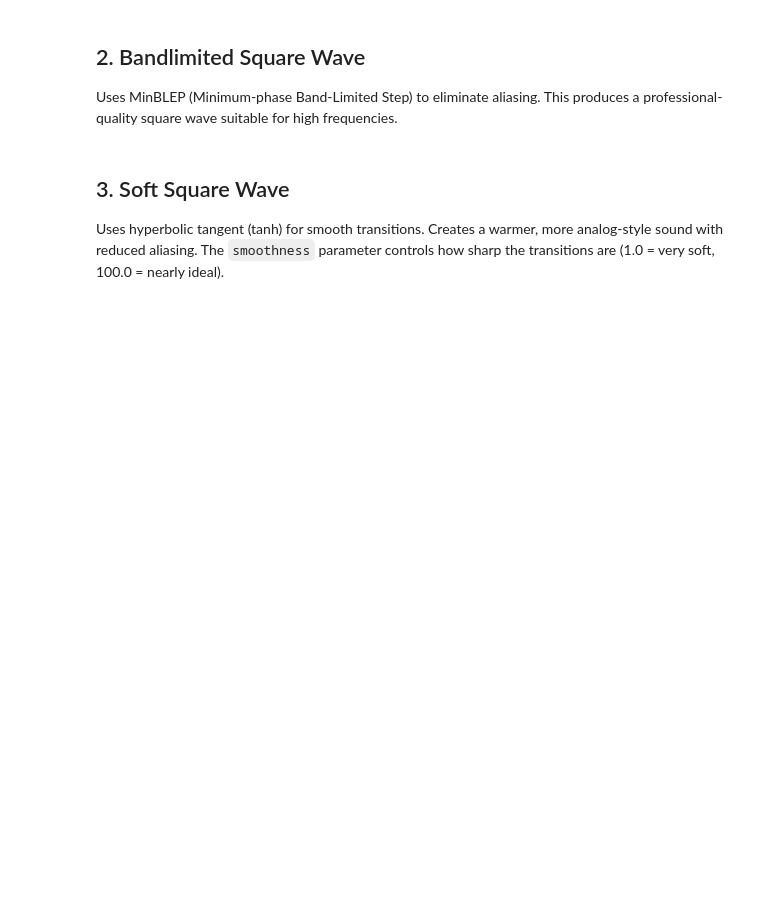
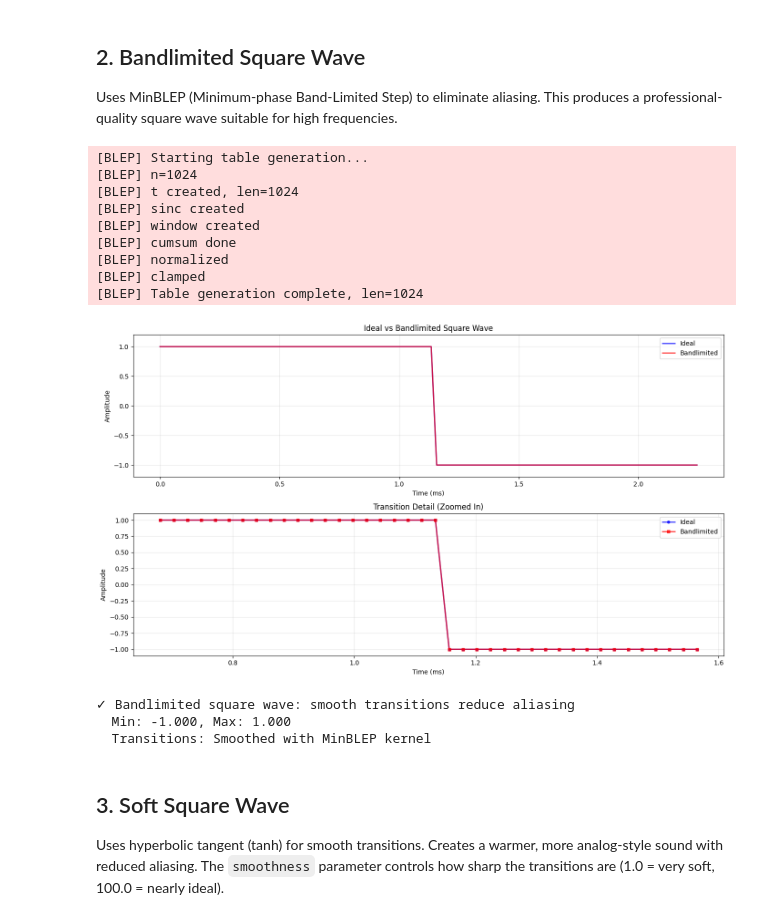
Before and after one commit to rasigle/sonicrack, a Jupyter notebook: examples/oscillators/oscillators_v2_square_strategy.ipynb, the cells around one changed output. Drawn from its saved outputs; the diff is of its cells as text; code cells hidden in the pictures; blank space fills up the shorter version.

```diff
--- a/examples/oscillators/oscillators_v2_square_strategy.ipynb
+++ b/examples/oscillators/oscillators_v2_square_strategy.ipynb
@@ -882,6 +59,66 @@ but produces aliasing at high frequencies. Perfect for retro sounds and low freq
 
 Uses MinBLEP (Minimum-phase Band-Limited Step) to eliminate aliasing.
 This produces a professional-quality square wave suitable for high frequencies.
+# %%
+# Create bandlimited square wave oscillator
+osc_bandlimited = SquareOscillator(
+    frequency=440,
+    mode="bandlimited",
+    pulsewidth=0.5,
+    gain_db=0
+)
+
+# Generate one period
+samples_bandlimited = osc_bandlimited.get_samples(period_samples)
+
+# Plot comparison with ideal
+plt.figure(figsize=(14, 8))
+
+# Full waveform comparison
+plt.subplot(2, 1, 1)
+plt.plot(time, samples_ideal, 'b-', linewidth=2, alpha=0.7, label='Ideal')
+plt.plot(time, samples_bandlimited, 'r-', linewidth=2, alpha=0.7, label='Bandlimited')
+plt.xlabel('Time (ms)')
+plt.ylabel('Amplitude')
+plt.title('Ideal vs Bandlimited Square Wave')
+plt.grid(True, alpha=0.3)
+plt.legend()
+plt.ylim(-1.2, 1.2)
+
+# Zoom in on transition
+plt.subplot(2, 1, 2)
+transition_start = period_samples // 2 - 20
+transition_end = period_samples // 2 + 20
+zoom_time = time[transition_start:transition_end]
+plt.plot(zoom_time, samples_ideal[transition_start:transition_end],
+         'b-', linewidth=2, marker='o', markersize=4, alpha=0.7, label='Ideal')
+plt.plot(zoom_time, samples_bandlimited[transition_start:transition_end],
+         'r-', linewidth=2, marker='s', markersize=4, alpha=0.7, label='Bandlimited')
+plt.xlabel('Time (ms)')
+plt.ylabel('Amplitude')
+plt.title('Transition Detail (Zoomed In)')
+plt.grid(True, alpha=0.3)
+plt.legend()
+plt.tight_layout()
+plt.show()
+
+print(f"✓ Bandlimited square wave: smooth transitions reduce aliasing")
+print(f"  Min: {samples_bandlimited.min():.3f}, Max: {samples_bandlimited.max():.3f}")
+print(f"  Transitions: Smoothed with MinBLEP kernel")
+# %% [output]
+[BLEP] Starting table generation...
+[BLEP] n=1024
+[BLEP] t created, len=1024
+[BLEP] sinc created
+[BLEP] window created
+[BLEP] cumsum done
+[BLEP] normalized
+[BLEP] clamped
+[BLEP] Table generation complete, len=1024
+[figure, added]
+✓ Bandlimited square wave: smooth transitions reduce aliasing
+  Min: -1.000, Max: 1.000
+  Transitions: Smoothed with MinBLEP kernel
 # %% [markdown]
 ## 3. Soft Square Wave
 
```
Also changed, not shown: parts of 11 cells of this notebook, 12 other files.
